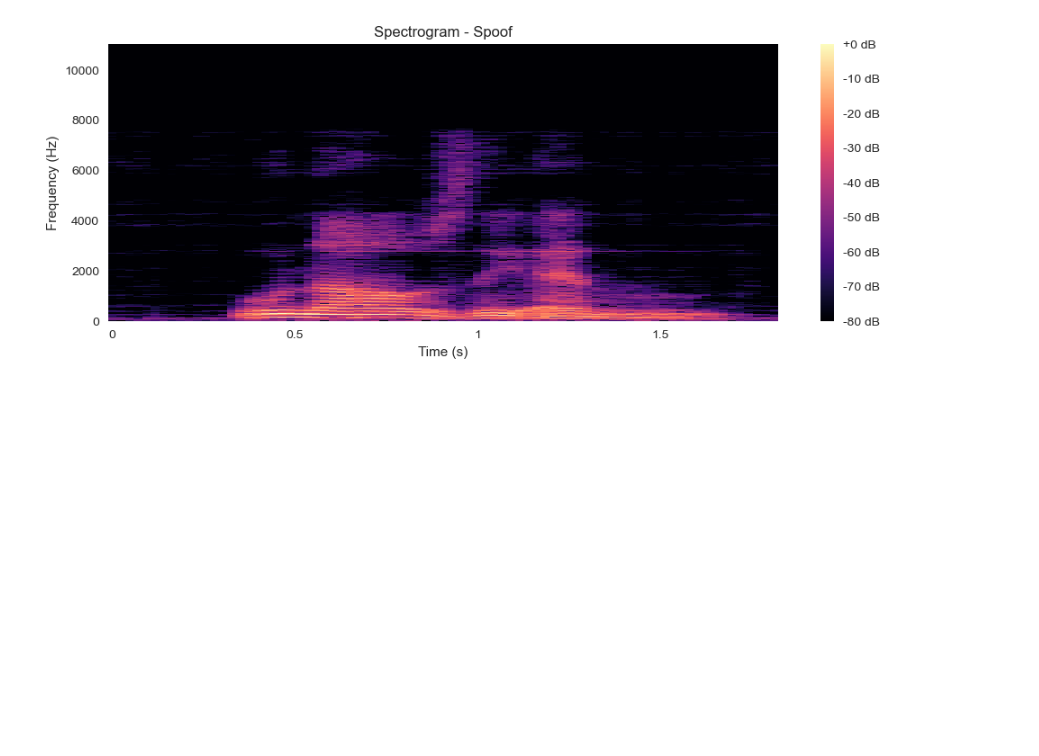
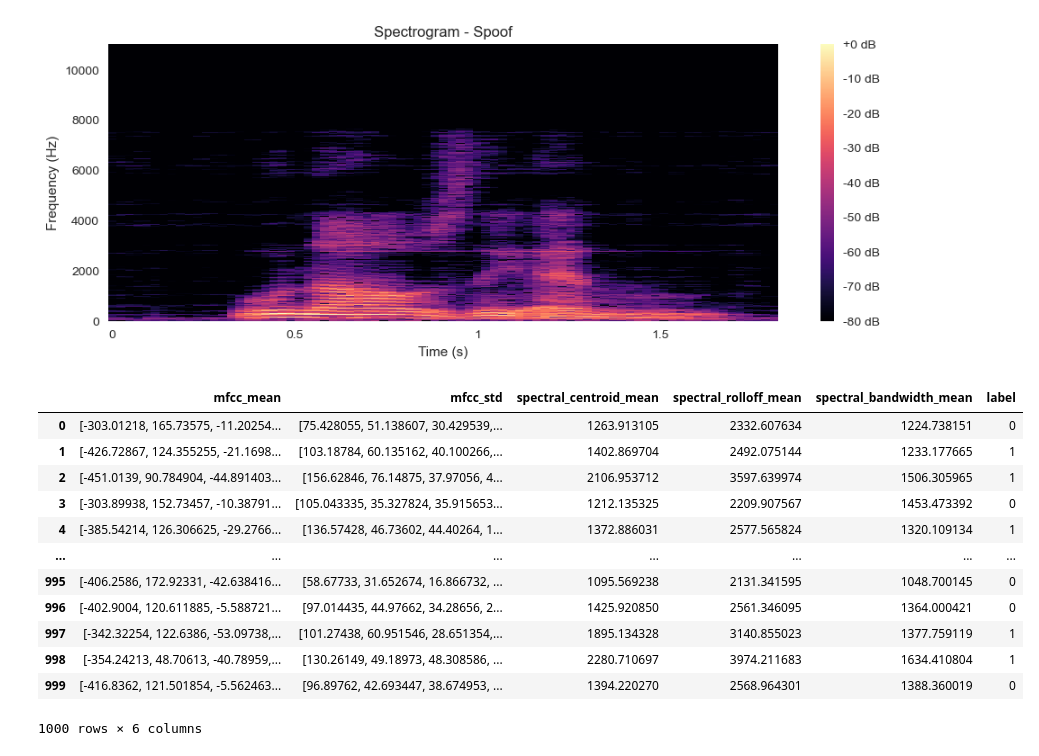
Before and after one commit to dntAtMe/deepfake-analysis, a Jupyter notebook: utils/dataset/inthewild_visualizer.ipynb, the cells around one changed output. Saved outputs shown, nothing was run; the diff lists cells and outputs as text; code cells hidden in the pictures; blank space fills up the shorter version.

```diff
--- a/utils/dataset/inthewild_visualizer.ipynb
+++ b/utils/dataset/inthewild_visualizer.ipynb
@@ -155,6 +154,21 @@ for _, row in tqdm(df.sample(n_samples).iterrows(), total=n_samples):
 # %%
 # Create DataFrame with features
 features_df = pd.DataFrame(features_list)
+features_df
+# %% [output]
+|  | mfcc_mean | mfcc_std | spectral_centroid_mean | spectral_rolloff_mean | spectral_bandwidth_mean | label |
+| 0 | [-303.01218, 165.73575, -11.20254... | [75.428055, 51.138607, 30.429539,... | 1263.913105 | 2332.607634 | 1224.738151 | 0 |
+| 1 | [-426.72867, 124.355255, -21.1698... | [103.18784, 60.135162, 40.100266,... | 1402.869704 | 2492.075144 | 1233.177665 | 1 |
+| 2 | [-451.0139, 90.784904, -44.891403... | [156.62846, 76.14875, 37.97056, 4... | 2106.953712 | 3597.639974 | 1506.305965 | 1 |
+| 3 | [-303.89938, 152.73457, -10.38791... | [105.043335, 35.327824, 35.915653... | 1212.135325 | 2209.907567 | 1453.473392 | 0 |
+| 4 | [-385.54214, 126.306625, -29.2766... | [136.57428, 46.73602, 44.40264, 1... | 1372.886031 | 2577.565824 | 1320.109134 | 1 |
+| ... | ... | ... | ... | ... | ... | ... |
+| 995 | [-406.2586, 172.92331, -42.638416... | [58.67733, 31.652674, 16.866732, ... | 1095.569238 | 2131.341595 | 1048.700145 | 0 |
+| 996 | [-402.9004, 120.611885, -5.588721... | [97.014435, 44.97662, 34.28656, 2... | 1425.920850 | 2561.346095 | 1364.000421 | 0 |
+| 997 | [-342.32254, 122.6386, -53.09738,... | [101.27438, 60.951546, 28.651354,... | 1895.134328 | 3140.855023 | 1377.759119 | 1 |
+| 998 | [-354.24213, 48.70613, -40.78959,... | [130.26149, 49.18973, 48.308586, ... | 2280.710697 | 3974.211683 | 1634.410804 | 1 |
+| 999 | [-416.8362, 121.501854, -5.562463... | [96.89762, 42.693447, 38.674953, ... | 1394.220270 | 2568.964301 | 1388.360019 | 0 |
+1000 rows × 6 columns
 # %%
 # Plot feature distributions
 feature_cols = ['spectral_centroid_mean', 'spectral_rolloff_mean', 'spectral_bandwidth_mean']
```
Also changed, not shown: parts of 8 cells of this notebook.
